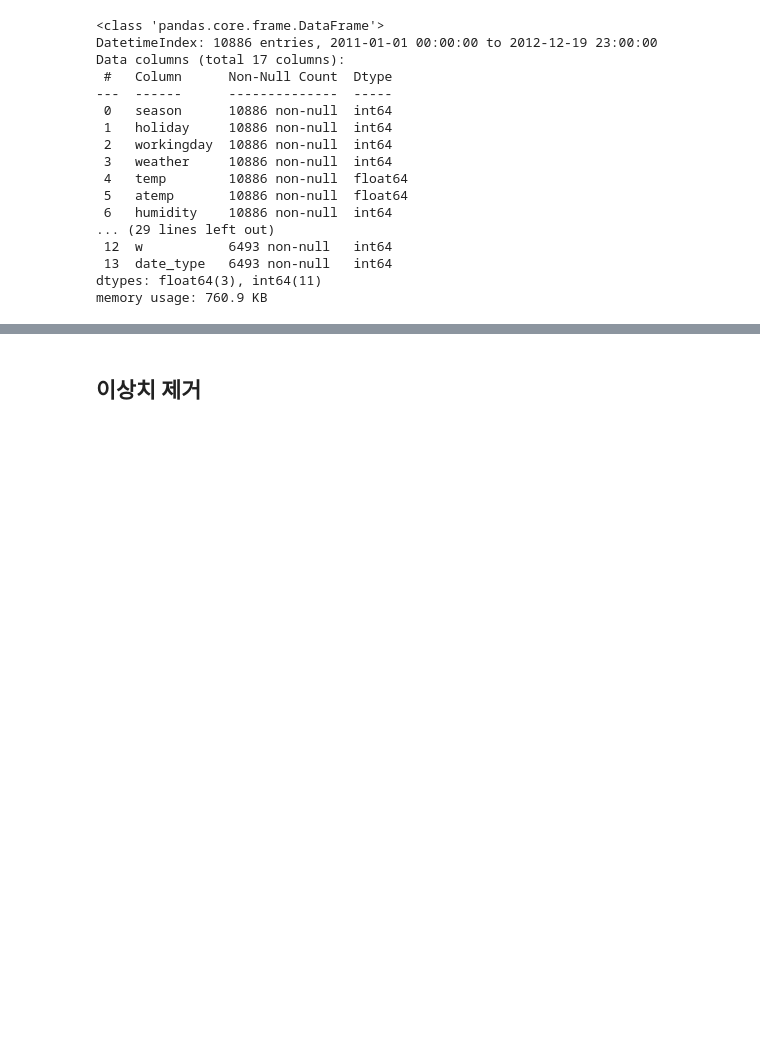
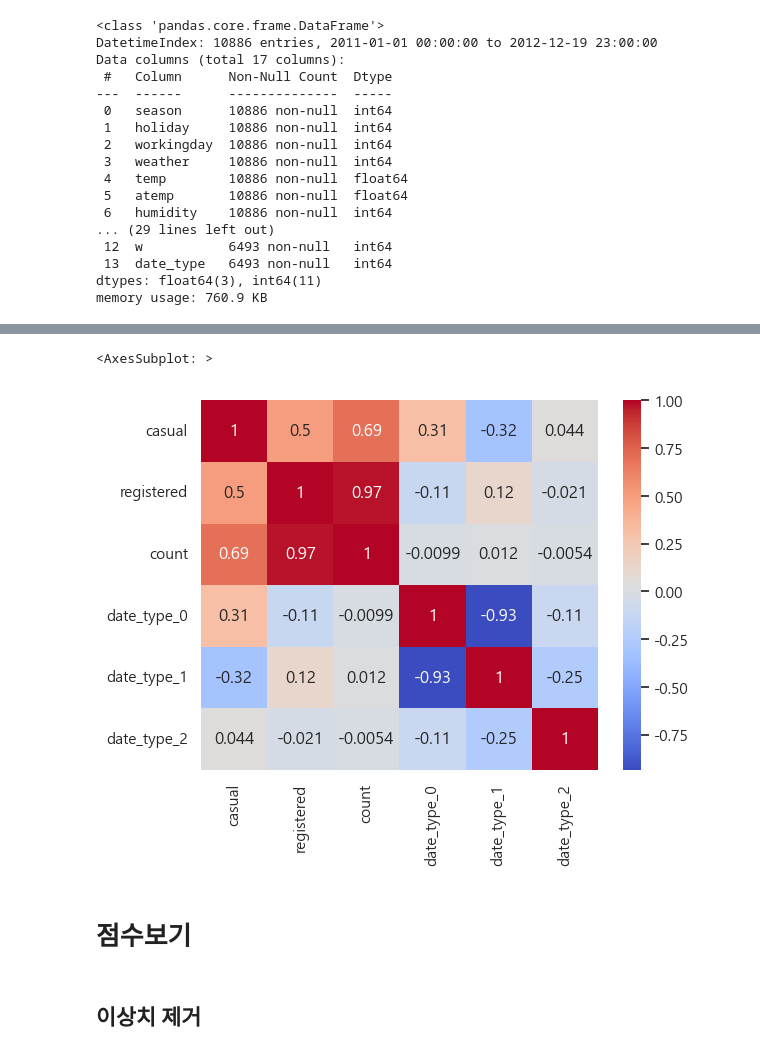
Before and after one commit to kkh1158/lecture, a Jupyter notebook: ML/bike/my_bike.ipynb, the cells around one changed output, grey strips where cells are left out. Saved outputs shown, nothing was run; the diff lists cells and outputs as text; code cells hidden in the pictures; blank space fills up the shorter version.

```diff
--- a/ML/bike/my_bike.ipynb
+++ b/ML/bike/my_bike.ipynb
@@ -101,0 +92,5 @@ test[test['weather']==4]
+# %%
+sns.heatmap(pd.get_dummies(train[['casual', 'registered', 'count', 'date_type']], columns=['date_type']).corr(), annot=True, cmap='coolwarm')
+# %% [output]
+<AxesSubplot: >
+[figure, added]
@@ -101,0 +106,2 @@ test[test['weather']==4]
+# %% [markdown]
+# 점수보기
```
Also changed, not shown: parts of 16 cells of this notebook, 2 other files.
